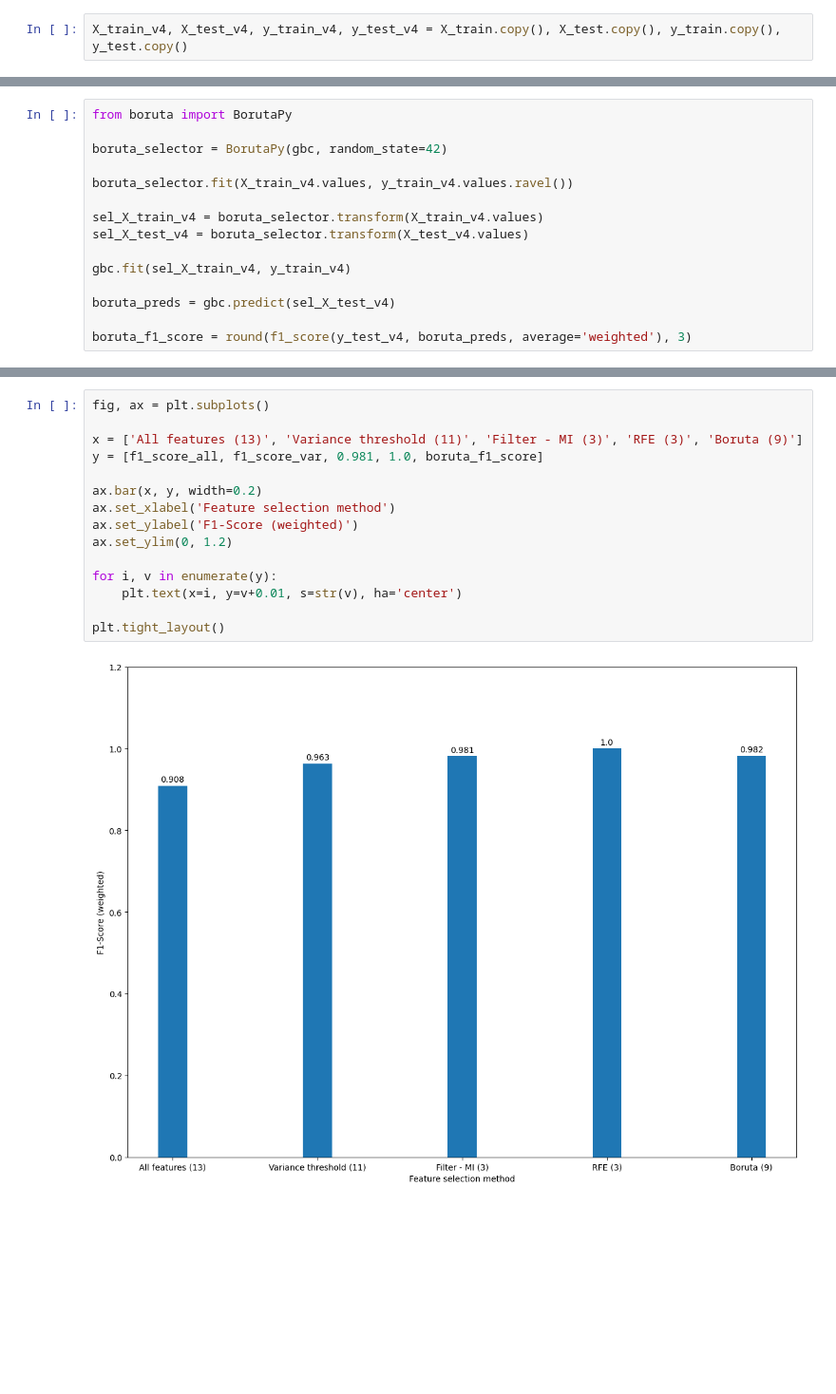
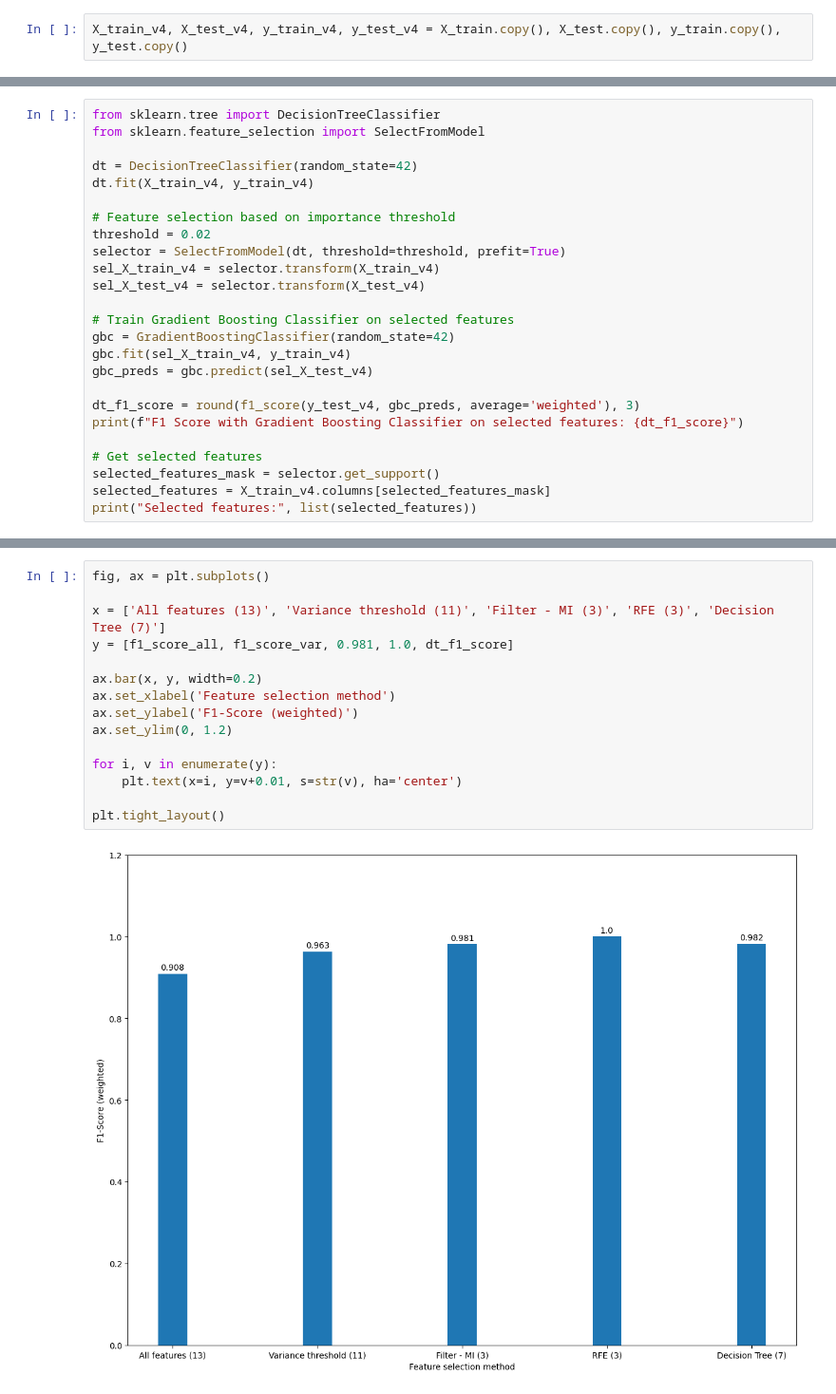
Before and after one commit to DanielCeranka/ProjectML, a Jupyter notebook: wine_feature_selection.ipynb, the cells around one changed output, grey strips where cells are left out. Shown at 95% size. Drawn from its saved outputs; the diff is of its cells as text; blank space fills up the shorter version.

```diff
--- a/wine_feature_selection.ipynb
+++ b/wine_feature_selection.ipynb
@@ -309,15 +296,25 @@ Successfully installed boruta-0.4.3
 # %%
-from boruta import BorutaPy
+from sklearn.tree import DecisionTreeClassifier
+from sklearn.feature_selection import SelectFromModel
 
-boruta_selector = BorutaPy(gbc, random_state=42)
+dt = DecisionTreeClassifier(random_state=42)
+dt.fit(X_train_v4, y_train_v4)
 
-boruta_selector.fit(X_train_v4.values, y_train_v4.values.ravel())
+# Feature selection based on importance threshold
+threshold = 0.02
+selector = SelectFromModel(dt, threshold=threshold, prefit=True)
+sel_X_train_v4 = selector.transform(X_train_v4)
+sel_X_test_v4 = selector.transform(X_test_v4)
 
-sel_X_train_v4 = boruta_selector.transform(X_train_v4.values)
-sel_X_test_v4 = boruta_selector.transform(X_test_v4.values)
+# Train Gradient Boosting Classifier on selected features
+gbc = GradientBoostingClassifier(random_state=42)
+gbc.fit(sel_X_train_v4, y_train_v4)
+gbc_preds = gbc.predict(sel_X_test_v4)
 
-gbc.fit(sel_X_train_v4, y_train_v4)
+dt_f1_score = round(f1_score(y_test_v4, gbc_preds, average='weighted'), 3)
+print(f"F1 Score with Gradient Boosting Classifier on selected features: {dt_f1_score}")
 
-boruta_preds = gbc.predict(sel_X_test_v4)
-
-boruta_f1_score = round(f1_score(y_test_v4, boruta_preds, average='weighted'), 3)
+# Get selected features
+selected_features_mask = selector.get_support()
+selected_features = X_train_v4.columns[selected_features_mask]
+print("Selected features:", list(selected_features))
@@ -333,17 +324,17 @@ Index(['malic_acid', 'ash', 'magnesium', 'flavanoids', 'proanthocyanins',
 # %%
 fig, ax = plt.subplots()
 
-x = ['All features (13)', 'Variance threshold (11)', 'Filter - MI (3)', 'RFE (3)', 'Boruta (9)']
-y = [f1_score_all, f1_score_var, 0.981, 1.0, boruta_f1_score]
+x = ['All features (13)', 'Variance threshold (11)', 'Filter - MI (3)', 'RFE (3)', 'Decision Tree (7)']
+y = [f1_score_all, f1_score_var, 0.981, 1.0, dt_f1_score]
 
 ax.bar(x, y, width=0.2)
 ax.set_xlabel('Feature selection method')
 ax.set_ylabel('F1-Score (weighted)')
 ax.set_ylim(0, 1.2)
 
 for i, v in enumerate(y):
     plt.text(x=i, y=v+0.01, s=str(v), ha='center')
 
 plt.tight_layout()
 # %% [output]
-[figure, old version]
+[figure, new version]
```
Also changed, not shown: parts of 5 cells of this notebook.
